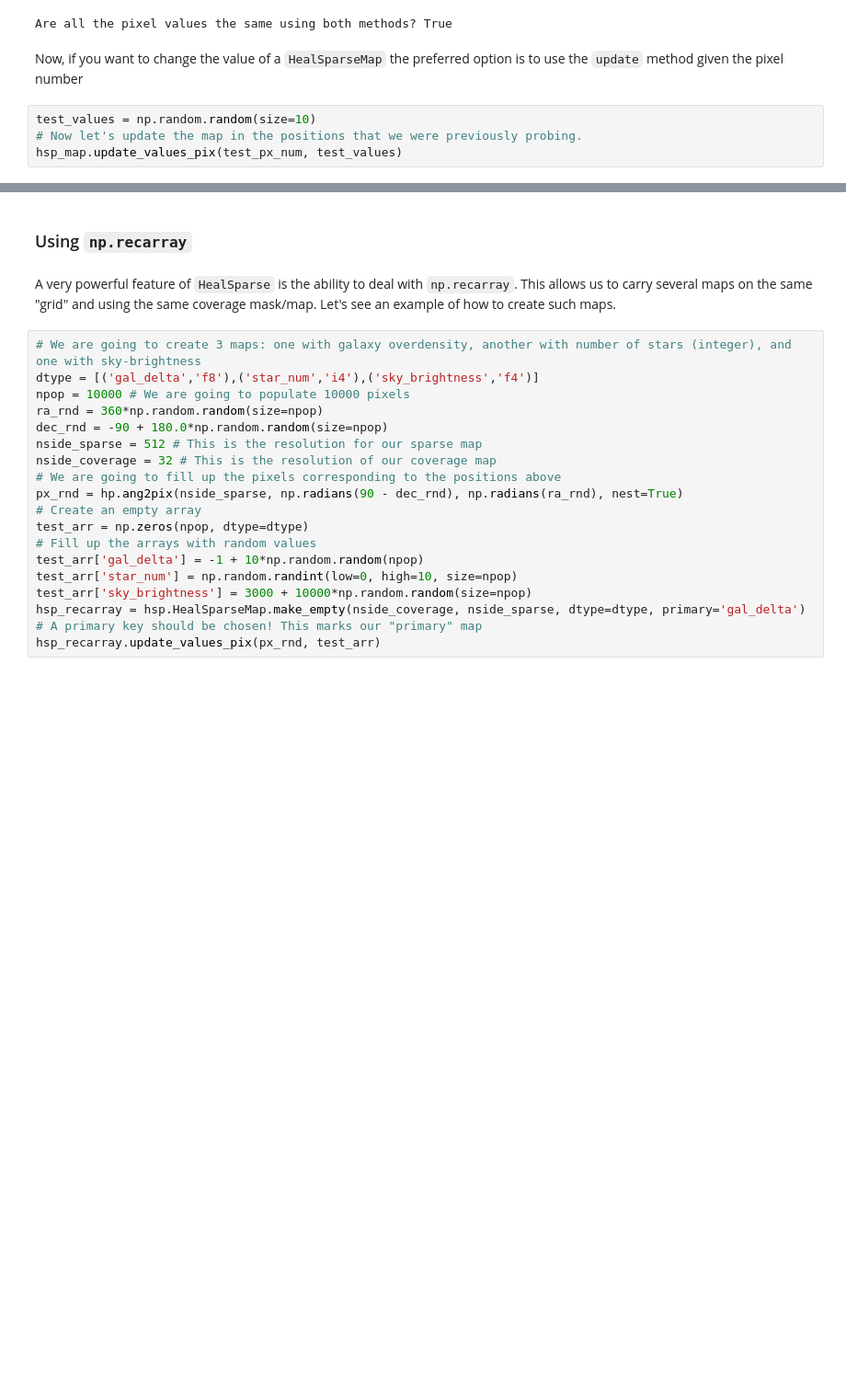
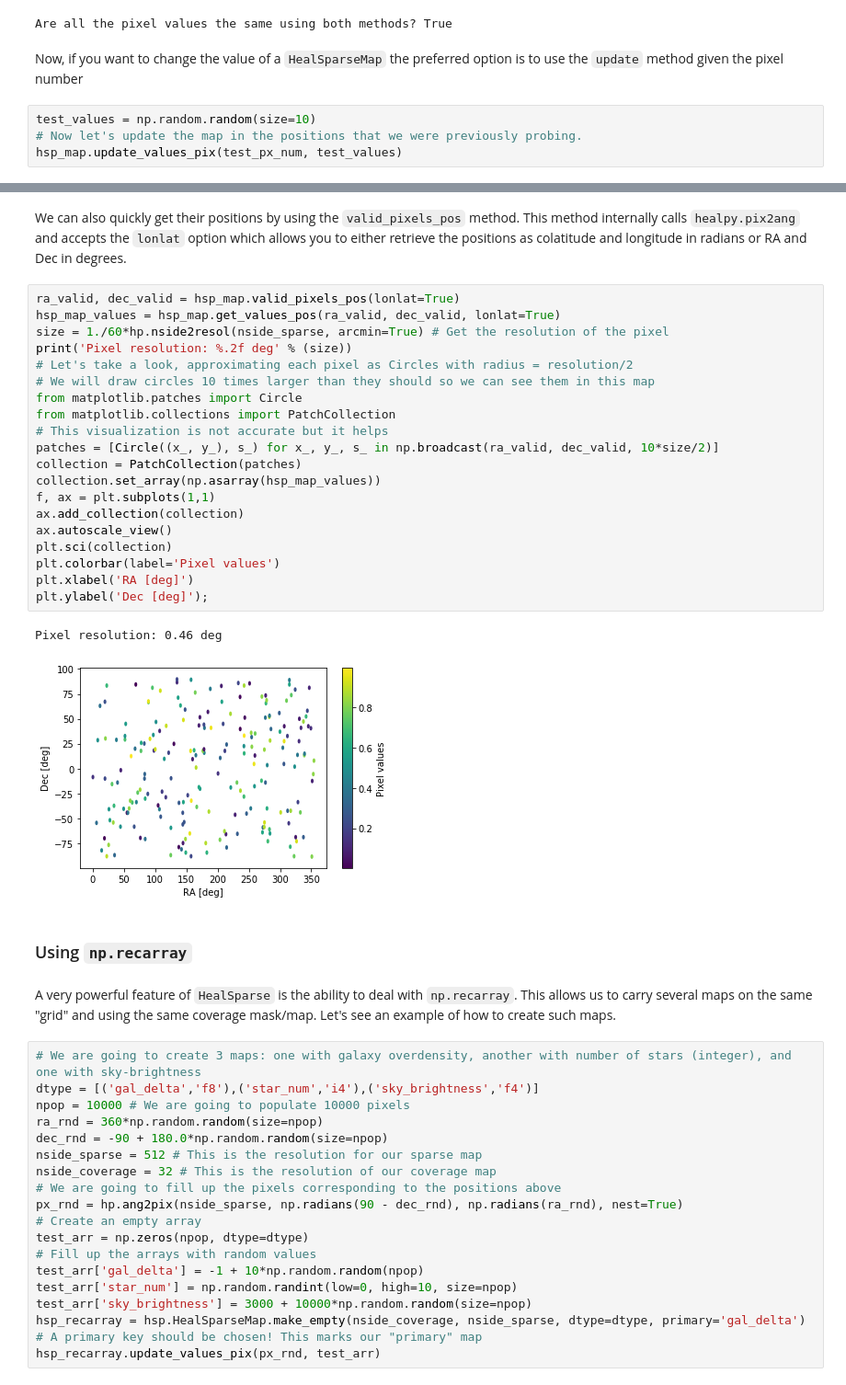
Before and after one commit to LSSTDESC/healsparse, a Jupyter notebook: tutorial/quickstart.ipynb, the cells around one changed output, grey strips where cells are left out. Shown at 92% size. Cells and saved outputs as stored; diff of their text form; blank space fills up the shorter version.

Commit message:
Updated tutorial including valid_pixels_pos

```diff
--- a/tutorial/quickstart.ipynb
+++ b/tutorial/quickstart.ipynb
@@ -142,3 +167,28 @@ hsp_map.update_values_pix(test_px_num, test_values)
+# %% [markdown]
+We can also quickly get their positions by using the `valid_pixels_pos` method. This method internally calls `healpy.pix2ang` and accepts the `lonlat` option which allows you to either retrieve the positions as colatitude and longitude in radians or RA and Dec in degrees.
+# %%
+ra_valid, dec_valid = hsp_map.valid_pixels_pos(lonlat=True)
+hsp_map_values = hsp_map.get_values_pos(ra_valid, dec_valid, lonlat=True)
+size = 1./60*hp.nside2resol(nside_sparse, arcmin=True) # Get the resolution of the pixel
+print('Pixel resolution: %.2f deg' % (size))
+# Let's take a look, approximating each pixel as Circles with radius = resolution/2
+# We will draw circles 10 times larger than they should so we can see them in this map
+from matplotlib.patches import Circle
+from matplotlib.collections import PatchCollection
+# This visualization is not accurate but it helps
+patches = [Circle((x_, y_), s_) for x_, y_, s_ in np.broadcast(ra_valid, dec_valid, 10*size/2)]
+collection = PatchCollection(patches)
+collection.set_array(np.asarray(hsp_map_values))
+f, ax = plt.subplots(1,1)
+ax.add_collection(collection)
+ax.autoscale_view()
+plt.sci(collection)
+plt.colorbar(label='Pixel values')
+plt.xlabel('RA [deg]')
+plt.ylabel('Dec [deg]');
+# %% [output]
+Pixel resolution: 0.46 deg
+[figure, added]
 # %% [markdown]
 ### Using `np.recarray`
 # %% [markdown]
```
Also changed, not shown: parts of 7 cells of this notebook.
